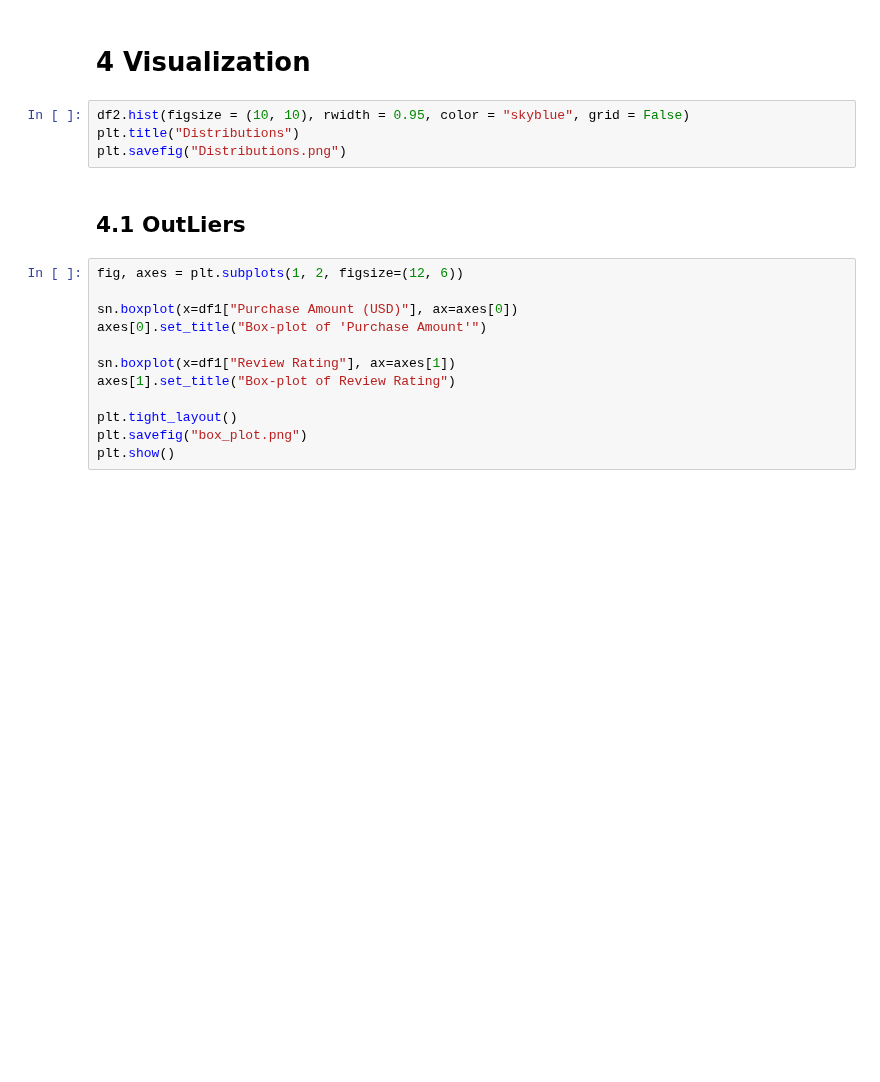
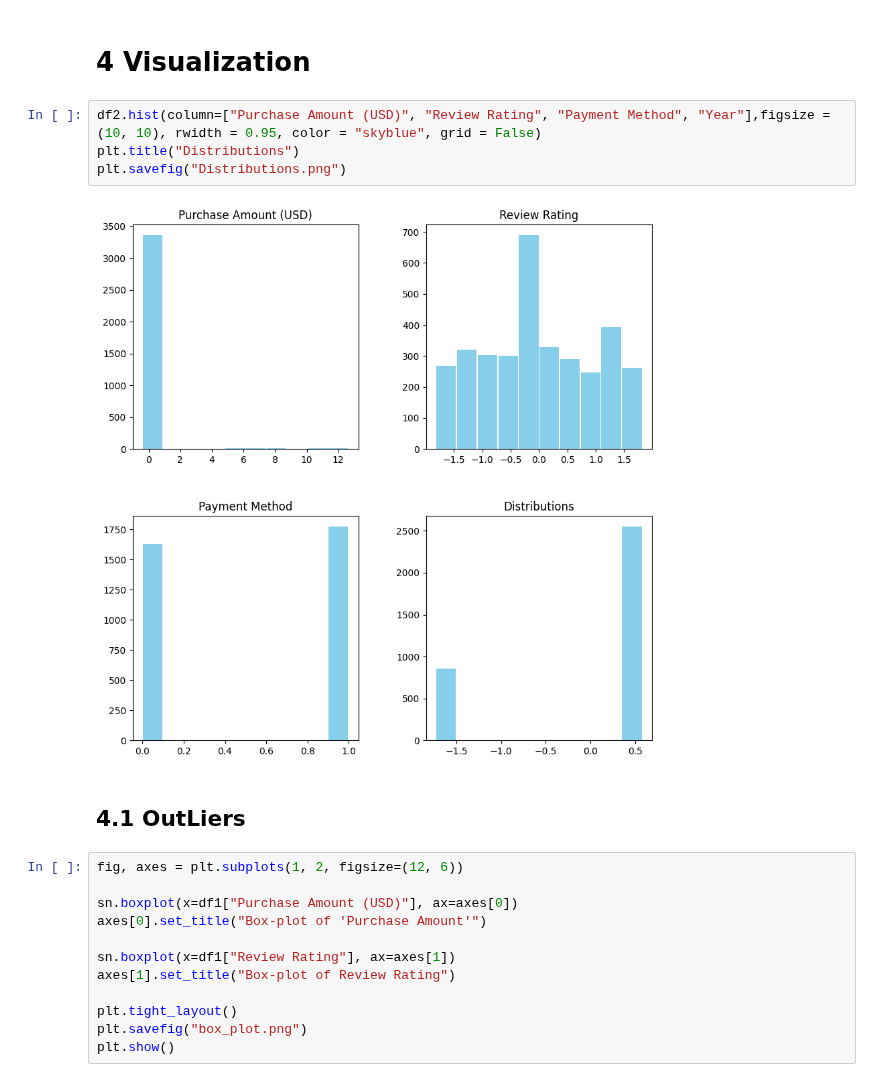
Before and after one commit to vectice/GettingStarted, a Jupyter notebook: 23.4/samples/autolog/Kaggle_notebook.ipynb, the cells around one changed output. Cells and saved outputs as stored; diff of their text form; blank space fills up the shorter version.

```diff
--- a/23.4/samples/autolog/Kaggle_notebook.ipynb
+++ b/23.4/samples/autolog/Kaggle_notebook.ipynb
@@ -142,9 +283,11 @@ df2.info()
 <a name="l4"></a>
 #  4 Visualization
 # %%
-df2.hist(figsize = (10, 10), rwidth = 0.95, color = "skyblue", grid = False)
+df2.hist(column=["Purchase Amount (USD)", "Review Rating", "Payment Method", "Year"],figsize = (10, 10), rwidth = 0.95, color = "skyblue", grid = False)
 plt.title("Distributions")
 plt.savefig("Distributions.png")
+# %% [output]
+[figure, added]
 # %% [markdown]
 <a name="l4.1"></a>
 ##  4.1 OutLiers
```
Also changed, not shown: parts of 25 cells of this notebook.
